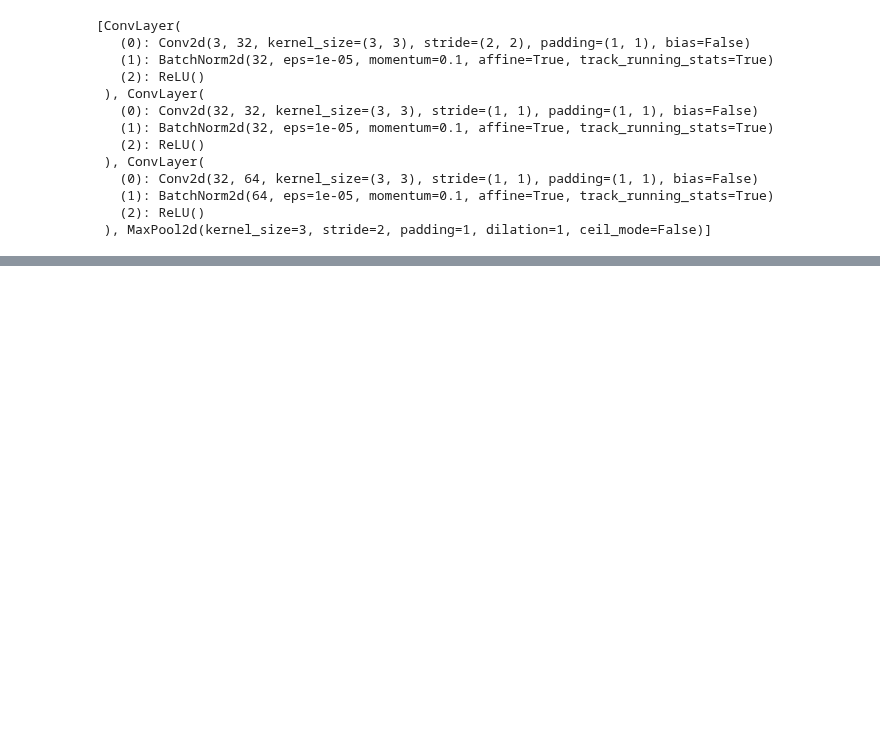
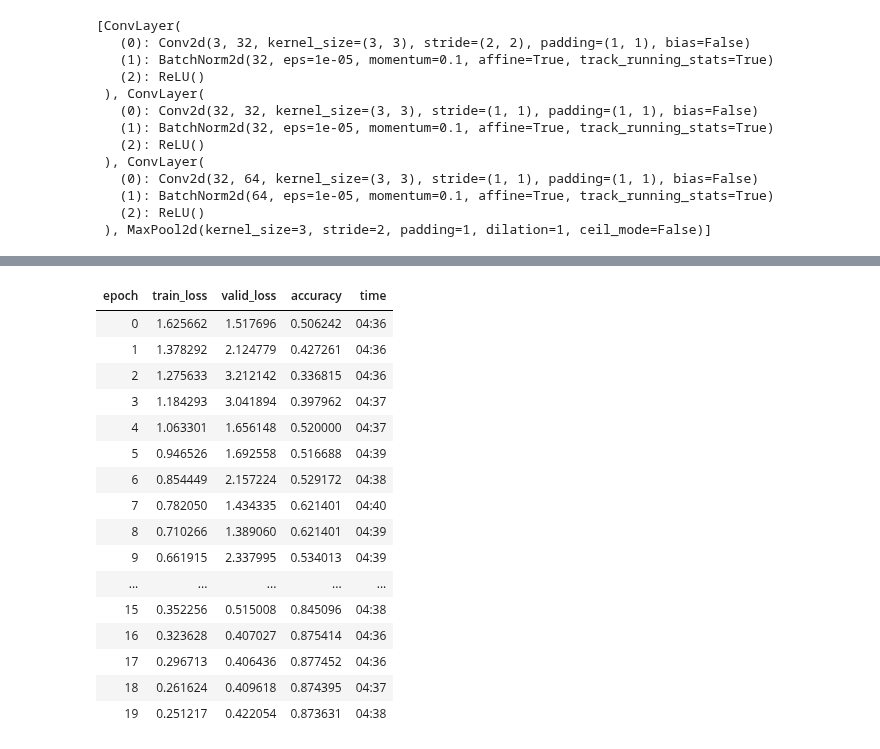
Before and after one commit to ThinamXx/Fastai, a Jupyter notebook: 13. ResNets/ResNets.ipynb, the cells around one changed output, grey strips where cells are left out. Saved outputs shown, nothing was run; the diff lists cells and outputs as text; code cells hidden in the pictures; blank space fills up the shorter version.

```diff
--- a/13. ResNets/ResNets.ipynb
+++ b/13. ResNets/ResNets.ipynb
@@ -167,3 +167,20 @@ _resnet_stem(3, 32, 32, 64)
    (1): BatchNorm2d(64, eps=1e-05, momentum=0.1, affine=True, track_running_stats=True)
    (2): ReLU()
  ), MaxPool2d(kernel_size=3, stride=2, padding=1, dilation=1, ceil_mode=False)]
+# %%
+#@ DEFINING THE RESNET ARCHITECTURE:
+class ResNet(nn.Sequential):                                               # Defining ResNet Block.
+    def __init__(self, n_out, layers, expansion=1):                        # Initializing Constructor Function.
+        stem = _resnet_stem(3, 32, 32, 64)                                 # Initializing ResNet Stem.
+        self.block_szs = [64, 64, 128, 256, 512]                           # Initializing ResNet Blocks.
+        for i in range(1, 5): self.block_szs[i] *= expansion
+        blocks = [self._make_layer(*o) for o in enumerate(layers)]         # Implementation of Blocks of Layers.
+        super().__init__(*stem, *blocks, nn.AdaptiveAvgPool2d(1),          # Initializing Adaptive Average Pooling Layer.
+                         Flatten(), nn.Linear(self.block_szs[-1],n_out))   # Initializing Flatten and Linear Layer.
+
+    def _make_layer(self, idx, n_layers):                                  # Creating Series of Layers.
+        stride = 1 if idx==0 else 2                                        # Initializing Stride.
+        ch_in, ch_out = self.block_szs[idx:idx+2]                          # Initializing Channels.
+        return nn.Sequential(*[ResBlock(ch_in if i==0 else ch_out,ch_out,
+                                        stride if i==0 else 1) \
+                               for i in range(n_layers)])                  # Initializing Sequential Model.
@@ -169,0 +212,26 @@ _resnet_stem(3, 32, 32, 64)
+# %%
+#@ INITIALIZING DATALOADERS: BIGGER IMAGES:
+dls = get_data(URLs.IMAGENETTE_320, presize=320, resize=224)                # Initializing DataLoaders.
+# %%
+#@ TRAINING THE MODEL: RESNET 50:
+rn = ResNet(dls.c, [3, 4, 6, 3], 4)                                         # Initializing ResNet.
+learn = get_learner(rn)                                                     # Initializing Learner.
+learn.fit_one_cycle(20, 3e-3)                                               # Training the Learner.
+# %% [output]
+| epoch | train_loss | valid_loss | accuracy | time |
+| 0 | 1.625662 | 1.517696 | 0.506242 | 04:36 |
+| 1 | 1.378292 | 2.124779 | 0.427261 | 04:36 |
+| 2 | 1.275633 | 3.212142 | 0.336815 | 04:36 |
+| 3 | 1.184293 | 3.041894 | 0.397962 | 04:37 |
+| 4 | 1.063301 | 1.656148 | 0.520000 | 04:37 |
+| 5 | 0.946526 | 1.692558 | 0.516688 | 04:39 |
+| 6 | 0.854449 | 2.157224 | 0.529172 | 04:38 |
+| 7 | 0.782050 | 1.434335 | 0.621401 | 04:40 |
+| 8 | 0.710266 | 1.389060 | 0.621401 | 04:39 |
+| 9 | 0.661915 | 2.337995 | 0.534013 | 04:39 |
+| ... | ... | ... | ... | ... |
+| 15 | 0.352256 | 0.515008 | 0.845096 | 04:38 |
+| 16 | 0.323628 | 0.407027 | 0.875414 | 04:36 |
+| 17 | 0.296713 | 0.406436 | 0.877452 | 04:36 |
+| 18 | 0.261624 | 0.409618 | 0.874395 | 04:37 |
+| 19 | 0.251217 | 0.422054 | 0.873631 | 04:38 |
```
Also changed, not shown: parts of 9 cells of this notebook.
